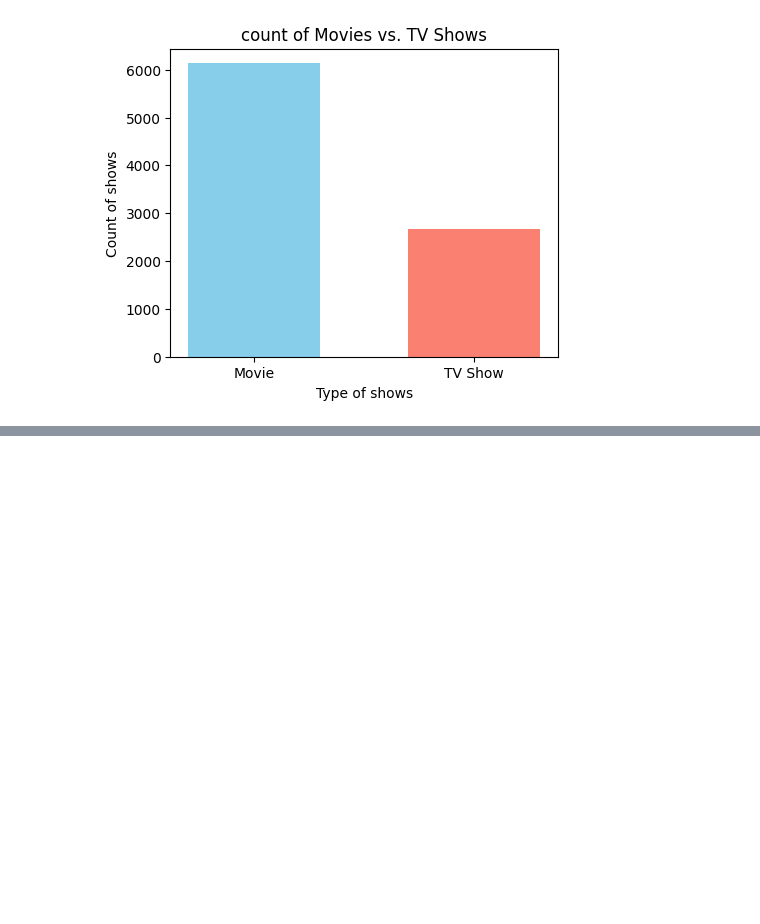
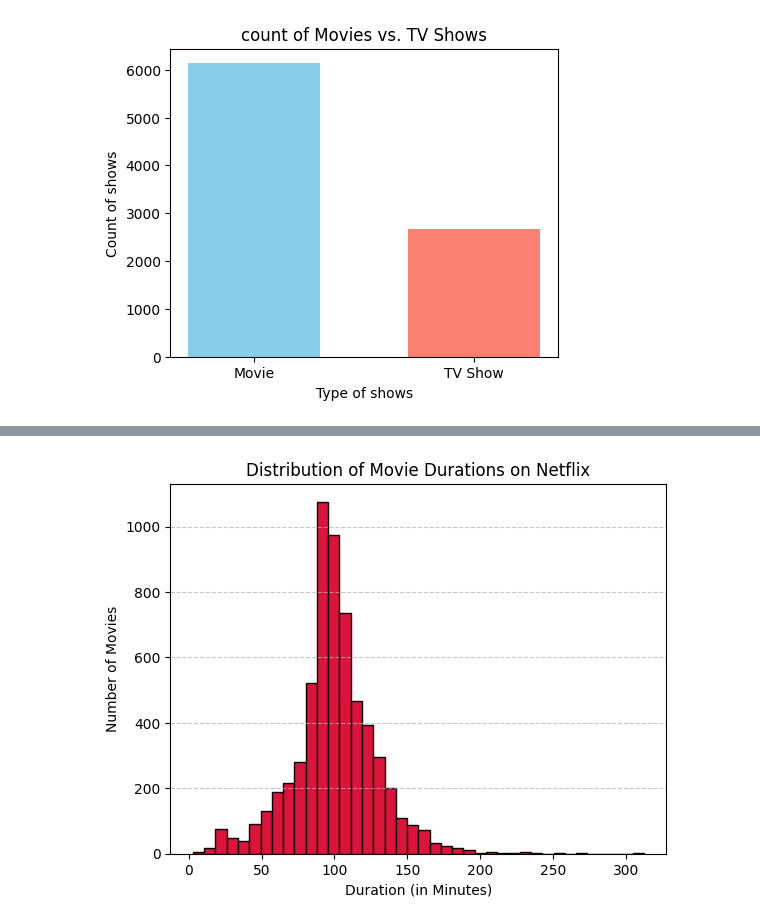
Before and after one commit to Ansh-Patoliya/python_learning, a Jupyter notebook: Project/netflix_data_analysis/netflix_data_analysis.ipynb, the cells around one changed output, grey strips where cells are left out. Cells and saved outputs as stored; diff of their text form; code cells hidden in the pictures; blank space fills up the shorter version.

```diff
--- a/Project/netflix_data_analysis/netflix_data_analysis.ipynb
+++ b/Project/netflix_data_analysis/netflix_data_analysis.ipynb
@@ -735,4 +777,14 @@ plt.show()
 # %%
 # 16. Movie Duration Analysis: Create a histogram to show the distribution of movie durations (in minutes).
+movie_durations=df['movie_duration'].dropna()
+
+plt.hist(movie_durations,bins=40,color='crimson', edgecolor='black')
+plt.xlabel("Duration (in Minutes)")
+plt.ylabel("Number of Movies")
+plt.title("Distribution of Movie Durations on Netflix")
+plt.grid(axis='y', linestyle='--', alpha=0.7)
+plt.show()
+# %% [output]
+[figure, added]
 # %%
 # 17. TV Show Season Analysis: Create a histogram to see the distribution of the number of seasons for TV shows.
```
Also changed, not shown: parts of 8 cells of this notebook, 1 other file.
